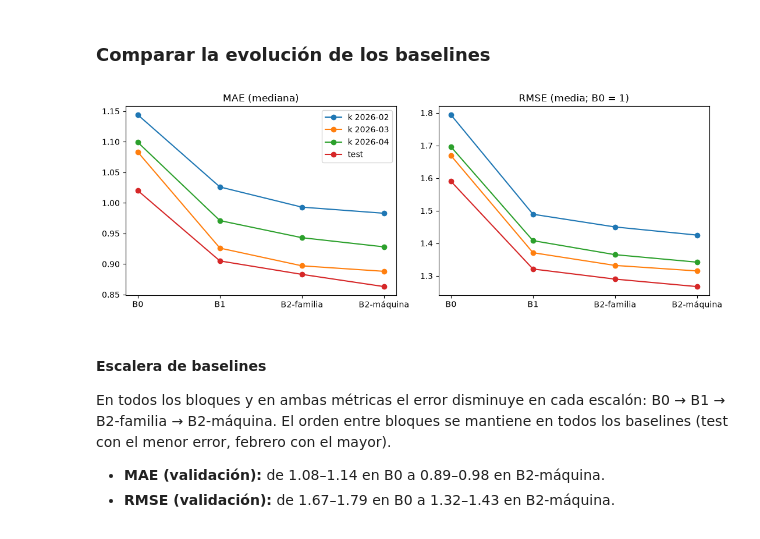
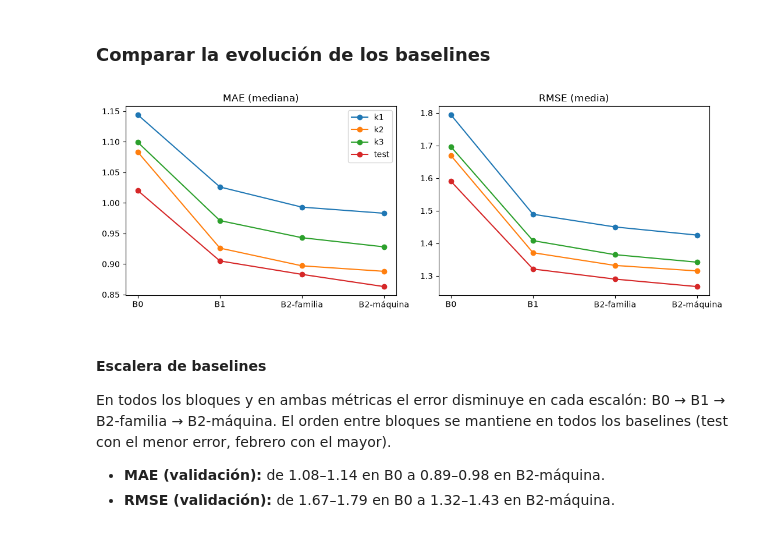
Before and after one commit to muntrans/TFM, a Jupyter notebook: 10.Modelado/10.1_Baselines.ipynb, the cells around one changed output. Cells and saved outputs as stored; diff of their text form; code cells hidden in the pictures.

```diff
--- a/10.Modelado/10.1_Baselines.ipynb
+++ b/10.Modelado/10.1_Baselines.ipynb
@@ -527,20 +535,27 @@ escalera.to_csv("predicciones/escalera_baselines.csv", index=False)
 # %%
 cols_mae  = ["MAE_B0", "MAE_B1_mediana", "MAE_B2_familia_mediana", "MAE_B2_maquina_mediana"]
 cols_rmse = ["RMSE_B0", "RMSE_B1_media", "RMSE_B2_familia_media", "RMSE_B2_maquina_media"]
 nombres   = ["B0", "B1", "B2-familia", "B2-máquina"]
 
 fig, (ax1, ax2) = plt.subplots(1, 2, figsize=(11, 4))
+k = 0
 for _, fila in escalera.iterrows():
-    ax1.plot(nombres, fila[cols_mae],  marker="o", label=fila["bloque"])
-    ax2.plot(nombres, fila[cols_rmse], marker="o", label=fila["bloque"])
+    if fila["bloque"] == "test":
+        etiqueta = fila["bloque"]
+    else:
+        k += 1
+        etiqueta = f"k{k}"
+
+    ax1.plot(nombres, fila[cols_mae],  marker="o", label=etiqueta)
+    ax2.plot(nombres, fila[cols_rmse], marker="o", label=etiqueta)
 
 ax1.set_title("MAE (mediana)")
-ax2.set_title("RMSE (media; B0 = 1)")
+ax2.set_title("RMSE (media)")
 ax1.legend()
 plt.tight_layout()
 plt.show()
 # %% [output]
-[figure, old version]
+[figure, new version]
 # %% [markdown]
 #### Escalera de baselines
 
```
Also changed, not shown: parts of 6 cells of this notebook, 13 other files.
